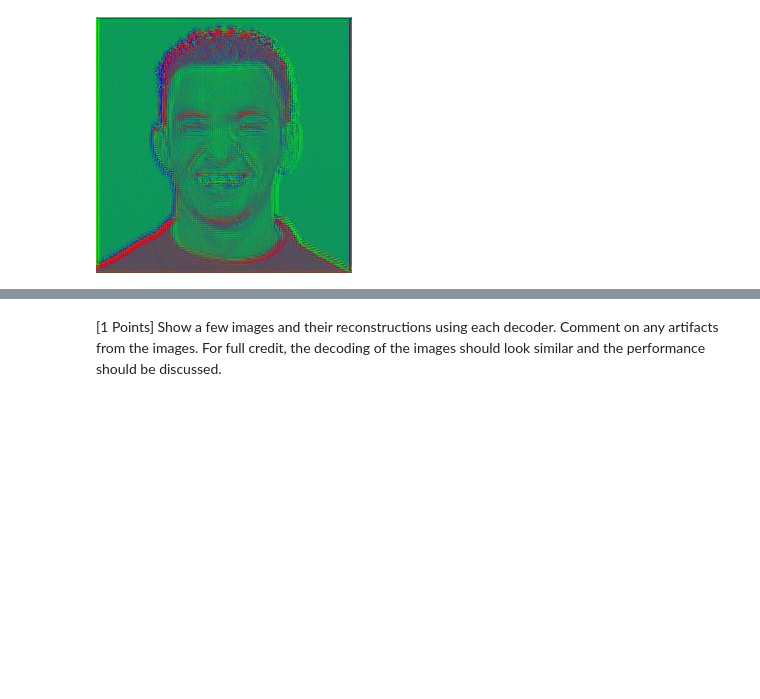
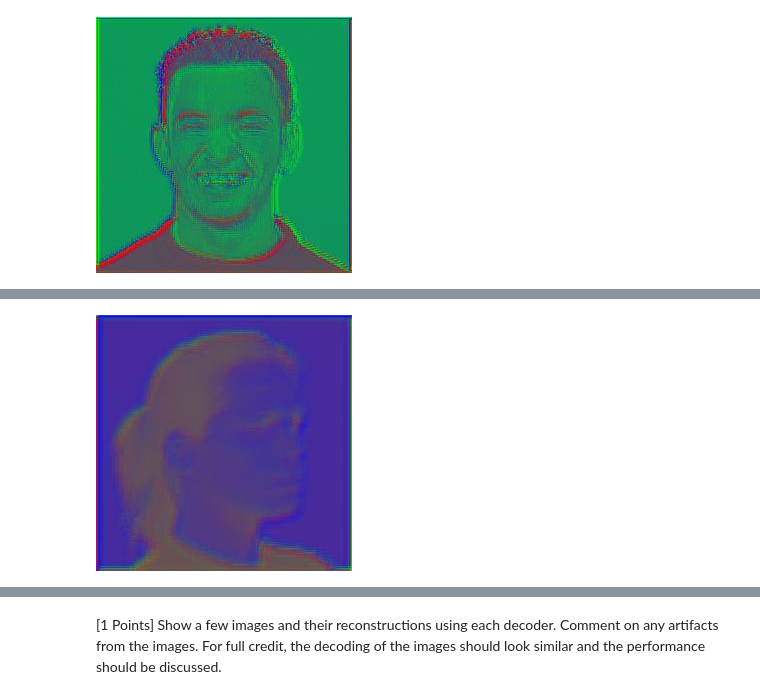
Before and after one commit to LJK150030/ML_NN, a Jupyter notebook: Lab3/Lab3.ipynb, the cells around one changed output, grey strips where cells are left out. Drawn from its saved outputs; the diff is of its cells as text; code cells hidden in the pictures; blank space fills up the shorter version.

```diff
--- a/Lab3/Lab3.ipynb
+++ b/Lab3/Lab3.ipynb
@@ -652,0 +729,4 @@ Image.open(output_full_path)
+# %%
+Image.open(output_full_path)
+# %% [output]
+[figure, added]
```
Also changed, not shown: parts of 6 cells of this notebook.
